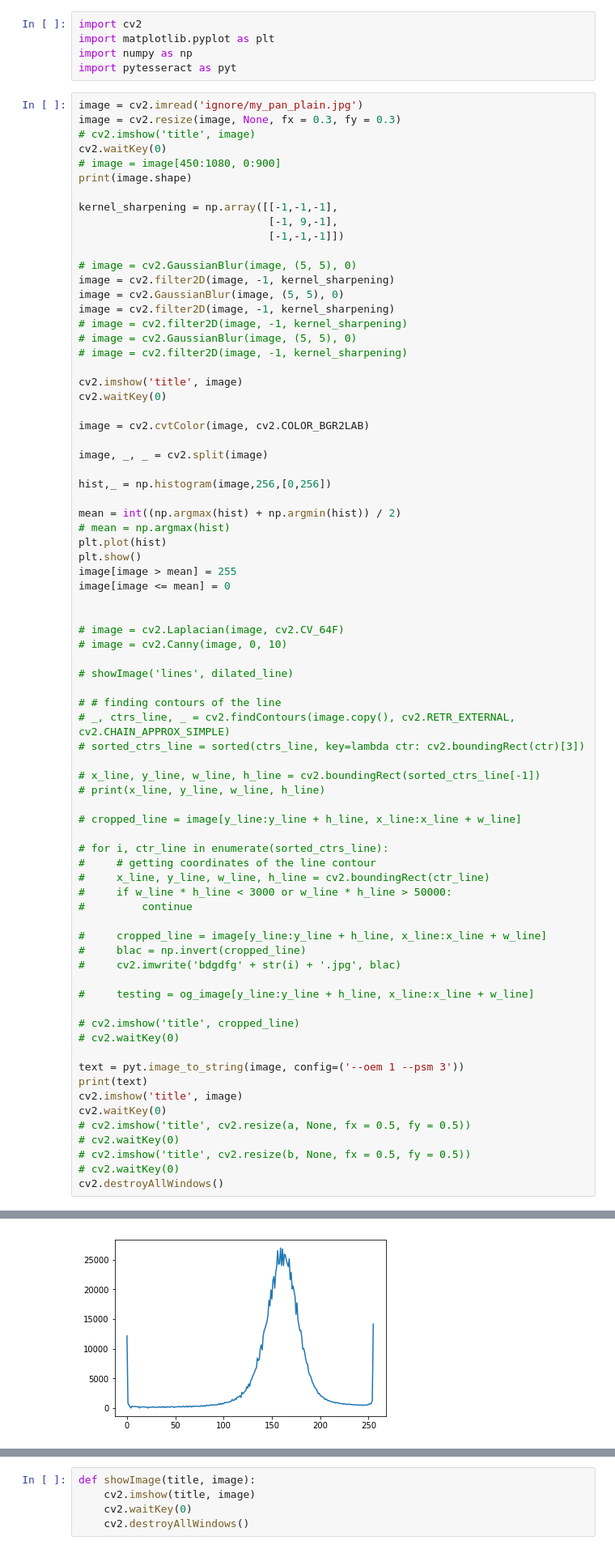
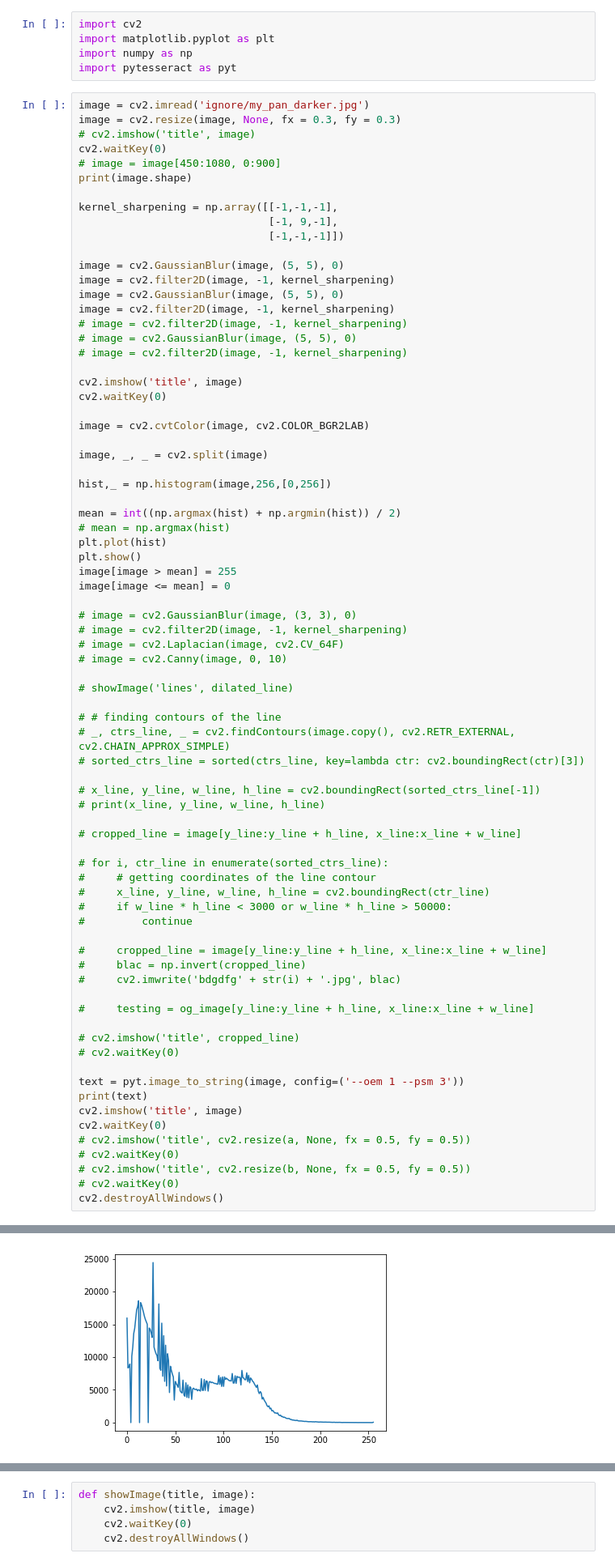
Before and after one commit to Praneet9/Smart_Editor, a Jupyter notebook: Mobicule/Preprocessing.ipynb, the cells around one changed output, grey strips where cells are left out. Shown at 81% size. Drawn from its saved outputs; the diff is of its cells as text.

```diff
--- a/Mobicule/Preprocessing.ipynb
+++ b/Mobicule/Preprocessing.ipynb
@@ -121,7 +121,7 @@ import matplotlib.pyplot as plt
 import numpy as np
 import pytesseract as pyt
 # %%
-image = cv2.imread('ignore/my_pan_plain.jpg')
+image = cv2.imread('ignore/my_pan_darker.jpg')
 image = cv2.resize(image, None, fx = 0.3, fy = 0.3)
 # cv2.imshow('title', image)
 cv2.waitKey(0)
@@ -132,7 +132,7 @@ kernel_sharpening = np.array([[-1,-1,-1],
                               [-1, 9,-1],
                               [-1,-1,-1]])
 
-# image = cv2.GaussianBlur(image, (5, 5), 0)
+image = cv2.GaussianBlur(image, (5, 5), 0)
 image = cv2.filter2D(image, -1, kernel_sharpening)
 image = cv2.GaussianBlur(image, (5, 5), 0)
 image = cv2.filter2D(image, -1, kernel_sharpening)
@@ -156,7 +156,8 @@ plt.show()
 image[image > mean] = 255
 image[image <= mean] = 0
 
-
+# image = cv2.GaussianBlur(image, (3, 3), 0)
+# image = cv2.filter2D(image, -1, kernel_sharpening)
 # image = cv2.Laplacian(image, cv2.CV_64F)
 # image = cv2.Canny(image, 0, 10)
 
@@ -170,31 +171,31 @@ image[image <= mean] = 0
 # print(x_line, y_line, w_line, h_line)
 
 # cropped_line = image[y_line:y_line + h_line, x_line:x_line + w_line]
 
 # for i, ctr_line in enumerate(sorted_ctrs_line):
 #     # getting coordinates of the line contour
 #     x_line, y_line, w_line, h_line = cv2.boundingRect(ctr_line)
 #     if w_line * h_line < 3000 or w_line * h_line > 50000:
 #         continue
 
 #     cropped_line = image[y_line:y_line + h_line, x_line:x_line + w_line]
 #     blac = np.invert(cropped_line)
 #     cv2.imwrite('bdgdfg' + str(i) + '.jpg', blac)
 
 #     testing = og_image[y_line:y_line + h_line, x_line:x_line + w_line]
 
 # cv2.imshow('title', cropped_line)
 # cv2.waitKey(0)
 
 text = pyt.image_to_string(image, config=('--oem 1 --psm 3'))
 print(text)
 cv2.imshow('title', image)
 cv2.waitKey(0)
 # cv2.imshow('title', cv2.resize(a, None, fx = 0.5, fy = 0.5))
 # cv2.waitKey(0)
 # cv2.imshow('title', cv2.resize(b, None, fx = 0.5, fy = 0.5))
 # cv2.waitKey(0)
 cv2.destroyAllWindows()
 # %% [output]
 (1248, 936, 3)
-[figure, old version]
+[figure, new version]
```
Also changed, not shown: parts of 1 cell of this notebook.
